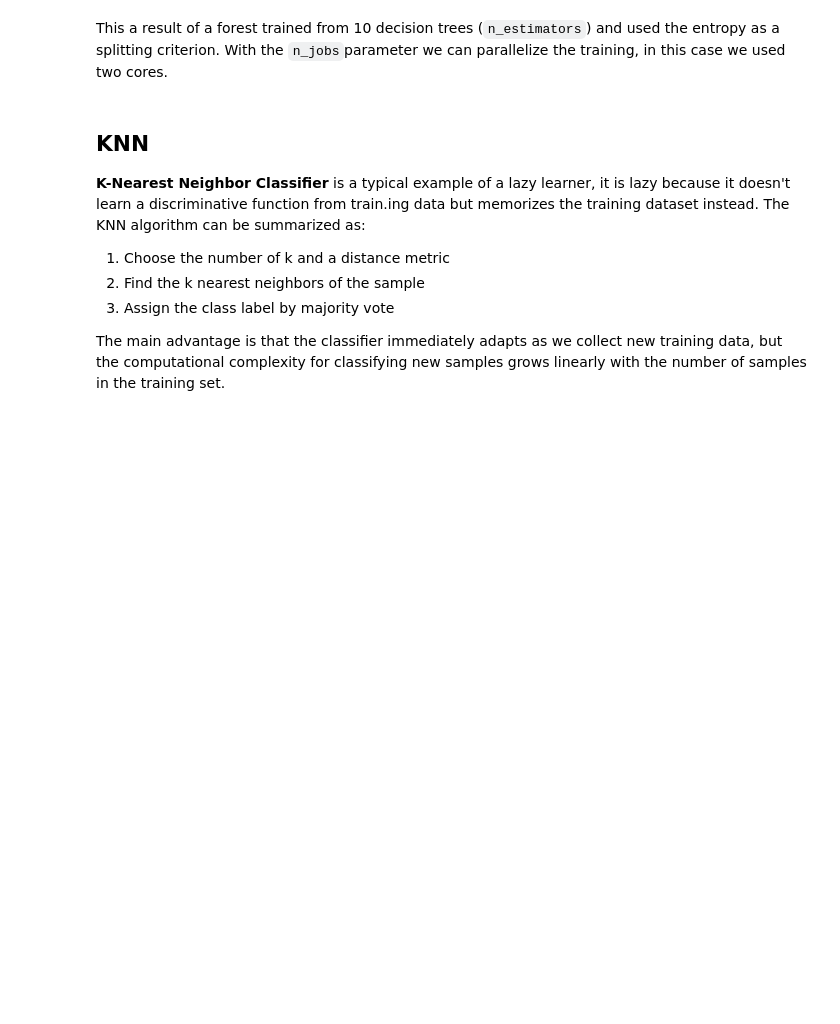
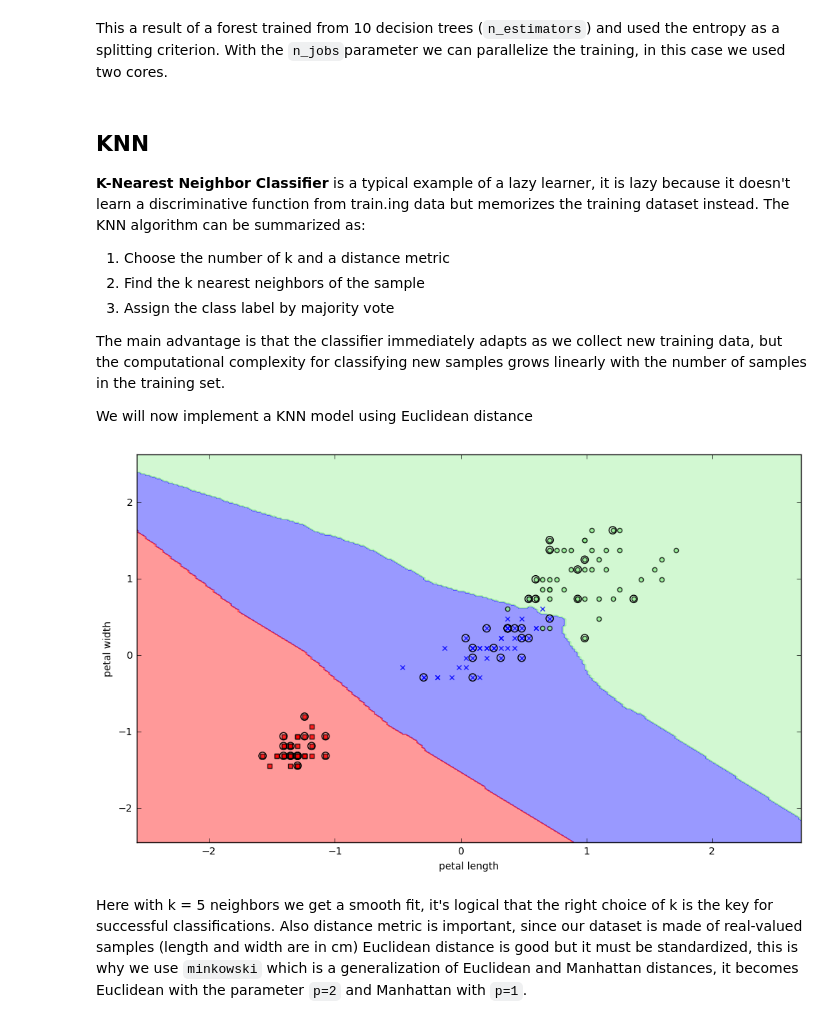
Before and after one commit to alanmarazzi/python-machinelearning, a Jupyter notebook: Chapter 3 - Scikit-Learn Tour.ipynb, the cells around one changed output. Saved outputs shown, nothing was run; the diff lists cells and outputs as text; code cells hidden in the pictures; blank space fills up the shorter version.

```diff
--- a/Chapter 3 - Scikit-Learn Tour.ipynb
+++ b/Chapter 3 - Scikit-Learn Tour.ipynb
@@ -381,3 +381,18 @@ This a result of a forest trained from 10 decision trees (`n_estimators`) and us
 3. Assign the class label by majority vote
 
 The main advantage is that the classifier immediately adapts as we collect new training data, but the computational complexity for classifying new samples grows linearly with the number of samples in the training set.
+
+We will now implement a KNN model using Euclidean distance
+# %%
+from sklearn.neighbors import KNeighborsClassifier
+
+knn = KNeighborsClassifier(n_neighbors=5, p=2, metric="minkowski")
+knn.fit(X_train_std, y_train)
+plot_decision_regions(X_combined_std, y_combined, classifier=knn, test_idx=range(105, 150))
+plt.xlabel("petal length")
+plt.ylabel("petal width")
+plt.show()
+# %% [output]
+[figure, added]
+# %% [markdown]
+Here with k = 5 neighbors we get a smooth fit, it's logical that the right choice of k is the key for successful classifications. Also distance metric is important, since our dataset is made of real-valued samples (length and width are in cm) Euclidean distance is good but it must be standardized, this is why we use `minkowski` which is a generalization of Euclidean and Manhattan distances, it becomes Euclidean with the parameter `p=2` and Manhattan with `p=1`.
```
Also changed, not shown: 1 other file.
